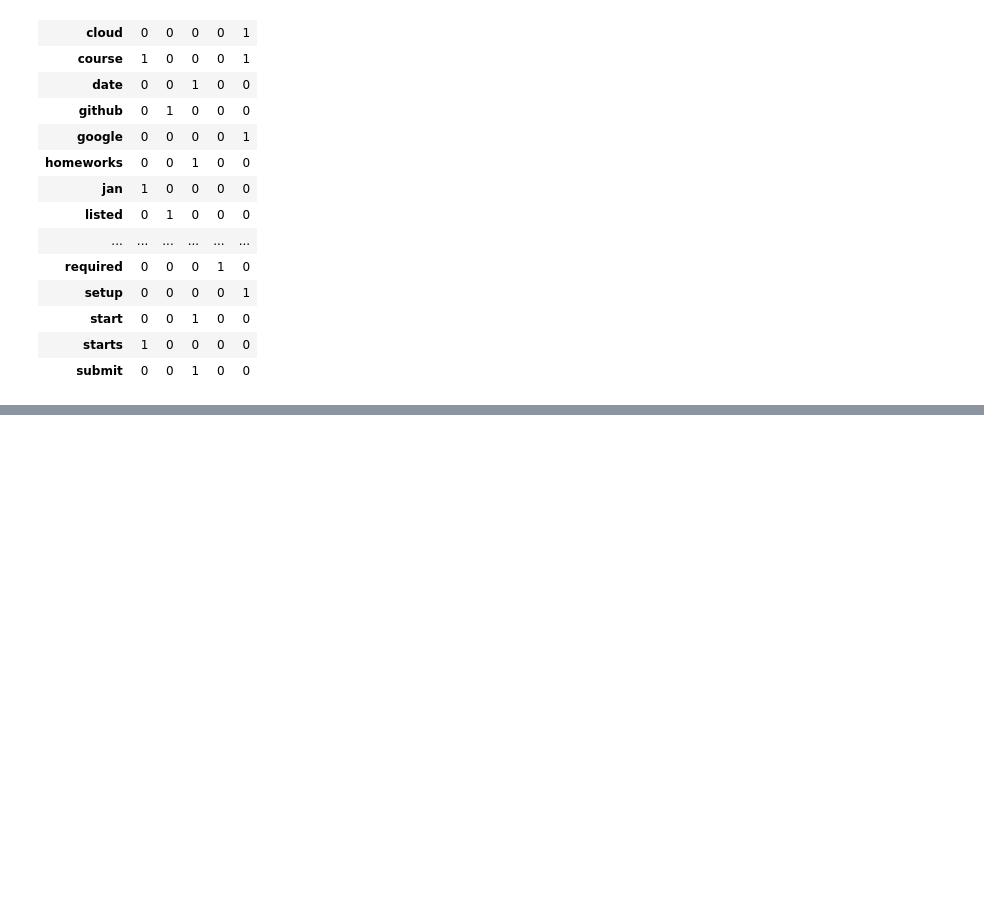
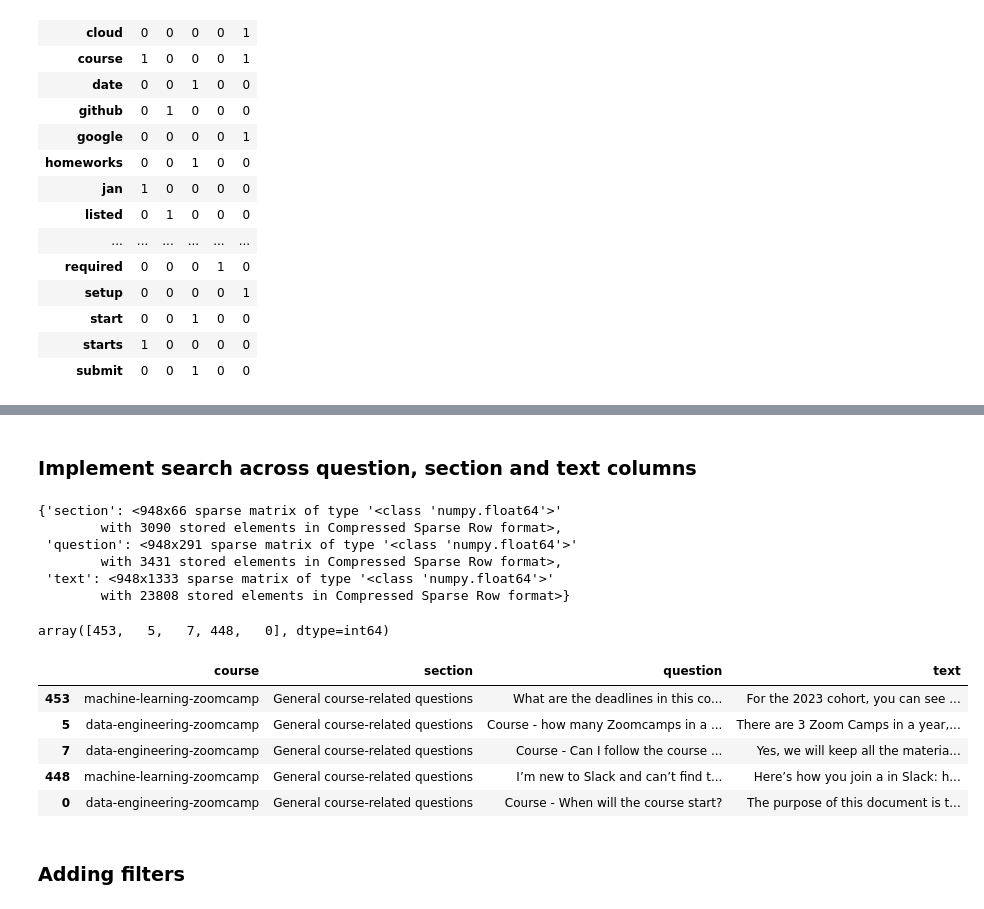
Before and after one commit to MSVelan/Search-Engine-Implementation, a Jupyter notebook: main.ipynb, the cells around one changed output, grey strips where cells are left out. Saved outputs shown, nothing was run; the diff lists cells and outputs as text; code cells hidden in the pictures; blank space fills up the shorter version.

```diff
--- a/main.ipynb
+++ b/main.ipynb
@@ -105,0 +250,47 @@ df_docs
+# %% [markdown]
+### Implement search across question, section and text columns
+# %%
+fields = ['section', 'question', 'text']
+# %%
+matrices = {}
+vectorizers = {}
+for f in fields:
+    cv = TfidfVectorizer(stop_words='english', min_df=5)
+    X = cv.fit_transform(df[f])
+    matrices[f] = X
+    vectorizers[f] = cv
+# %%
+matrices
+# %% [output]
+{'section': <948x66 sparse matrix of type '<class 'numpy.float64'>'
+        with 3090 stored elements in Compressed Sparse Row format>,
+ 'question': <948x291 sparse matrix of type '<class 'numpy.float64'>'
+        with 3431 stored elements in Compressed Sparse Row format>,
+ 'text': <948x1333 sparse matrix of type '<class 'numpy.float64'>'
+        with 23808 stored elements in Compressed Sparse Row format>}
+# %%
+n = len(df)
+score = np.zeros(n)
+query = "I just discovered the course, is it too late to join?"
+for f in fields:
+    q = vectorizers[f].transform([query])
+    X = matrices[f]
+    f_score = cosine_similarity(X, q).flatten()
+    score = score + f_score
+# %%
+top_ids = np.argsort(score)[-5:]
+# %%
+top_ids
+# %% [output]
+array([453,   5,   7, 448,   0], dtype=int64)
+# %%
+df.iloc[top_ids]
+# %% [output]
+|  | course | section | question | text |
+| 453 | machine-learning-zoomcamp | General course-related questions | What are the deadlines in this co... | For the 2023 cohort, you can see ... |
+| 5 | data-engineering-zoomcamp | General course-related questions | Course - how many Zoomcamps in a ... | There are 3 Zoom Camps in a year,... |
+| 7 | data-engineering-zoomcamp | General course-related questions | Course - Can I follow the course ... | Yes, we will keep all the materia... |
+| 448 | machine-learning-zoomcamp | General course-related questions | I’m new to Slack and can’t find t... | Here’s how you join a in Slack: h... |
+| 0 | data-engineering-zoomcamp | General course-related questions | Course - When will the course start? | The purpose of this document is t... |
+# %% [markdown]
+### Adding filters
```
Also changed, not shown: parts of 30 cells of this notebook.
